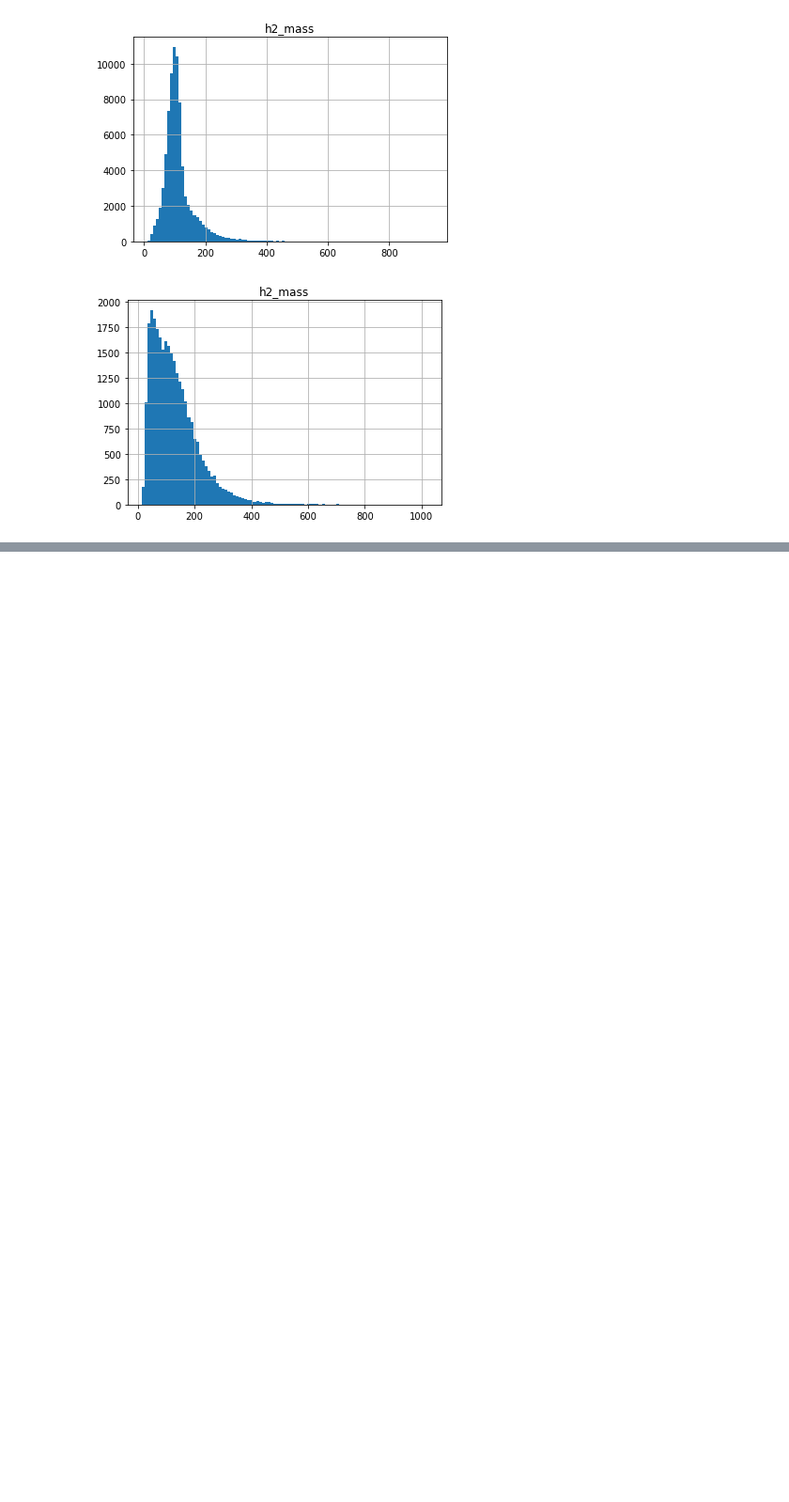
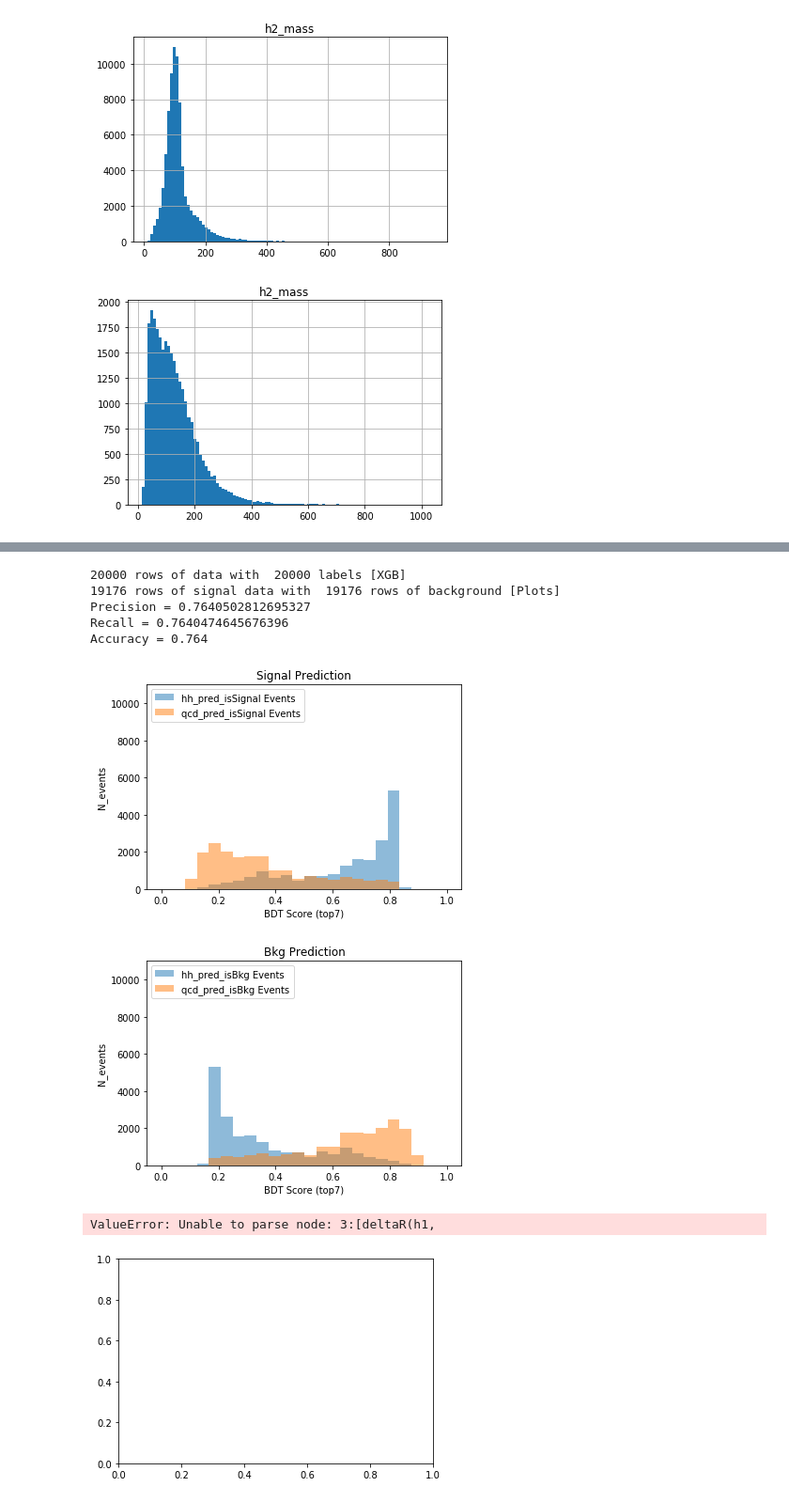
Before and after one commit to neu-physics/dihiggsMLProject, a Jupyter notebook: BoostedDecisionTree/xgboost_sandbox.ipynb, the cells around one changed output, grey strips where cells are left out. Shown at 94% size. Saved outputs shown, nothing was run; the diff lists cells and outputs as text; code cells hidden in the pictures; blank space fills up the shorter version.

```diff
--- a/BoostedDecisionTree/xgboost_sandbox.ipynb
+++ b/BoostedDecisionTree/xgboost_sandbox.ipynb
@@ -399,0 +406,16 @@ ValueError: Unable to parse node: 3:[deltaR(h1,
+# %%
+# *** 5. Make mix of dihiggs and QCD for top-7 optimal variables
+variables_top7 = ['deltaR(h1, h2)', 'deltaR(h1 jets)', 'deltaR(h2 jets)', 'hh_mass', 'h1_mass', 'h2_mass', 'scalarHT']
+top7_data, top7_labels, hh_top7_data, hh_top7_labels, qcd_top7_data, qcd_top7_labels = makeEqualSamplesWithUserVariables(hh_raw, qcd_raw, variables_top7, nEventsToTrain)
+model_top7 = setupAndTrainBDT(top7_data, top7_labels, _maxDepth=5, _eta=0.3)
+plotBDTOutputAndTree(model_top7, 'top7', hh_top7_data, hh_top7_labels, qcd_top7_data, qcd_top7_labels, _savePlots=False)
+# %% [output]
+20000 rows of data with  20000 labels [XGB]
+19176 rows of signal data with  19176 rows of background [Plots]
+Precision = 0.7640502812695327
+Recall = 0.7640474645676396
+Accuracy = 0.764
+[figure, added]
+[figure, added]
+ValueError: Unable to parse node: 3:[deltaR(h1,
+[figure, added]
```
Also changed, not shown: parts of 12 cells of this notebook.
